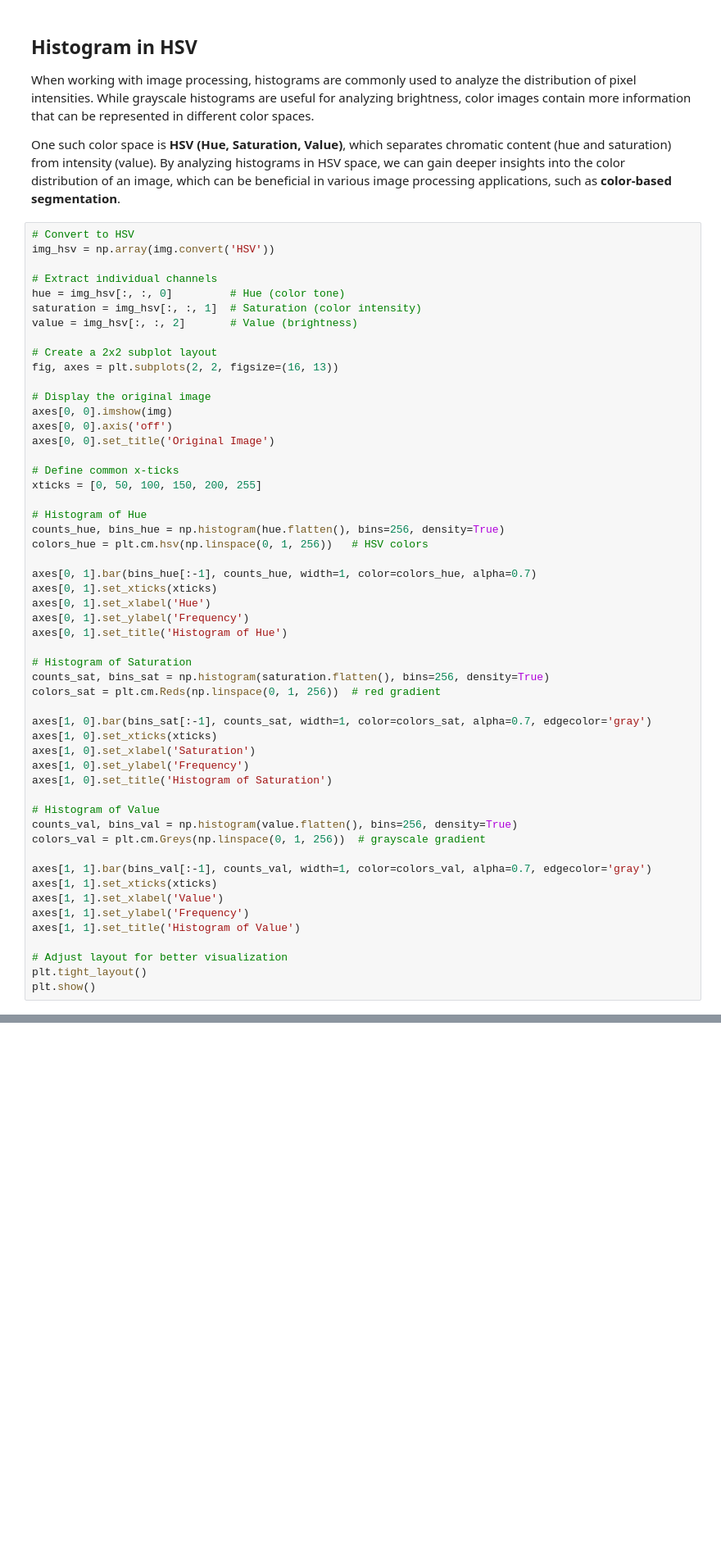
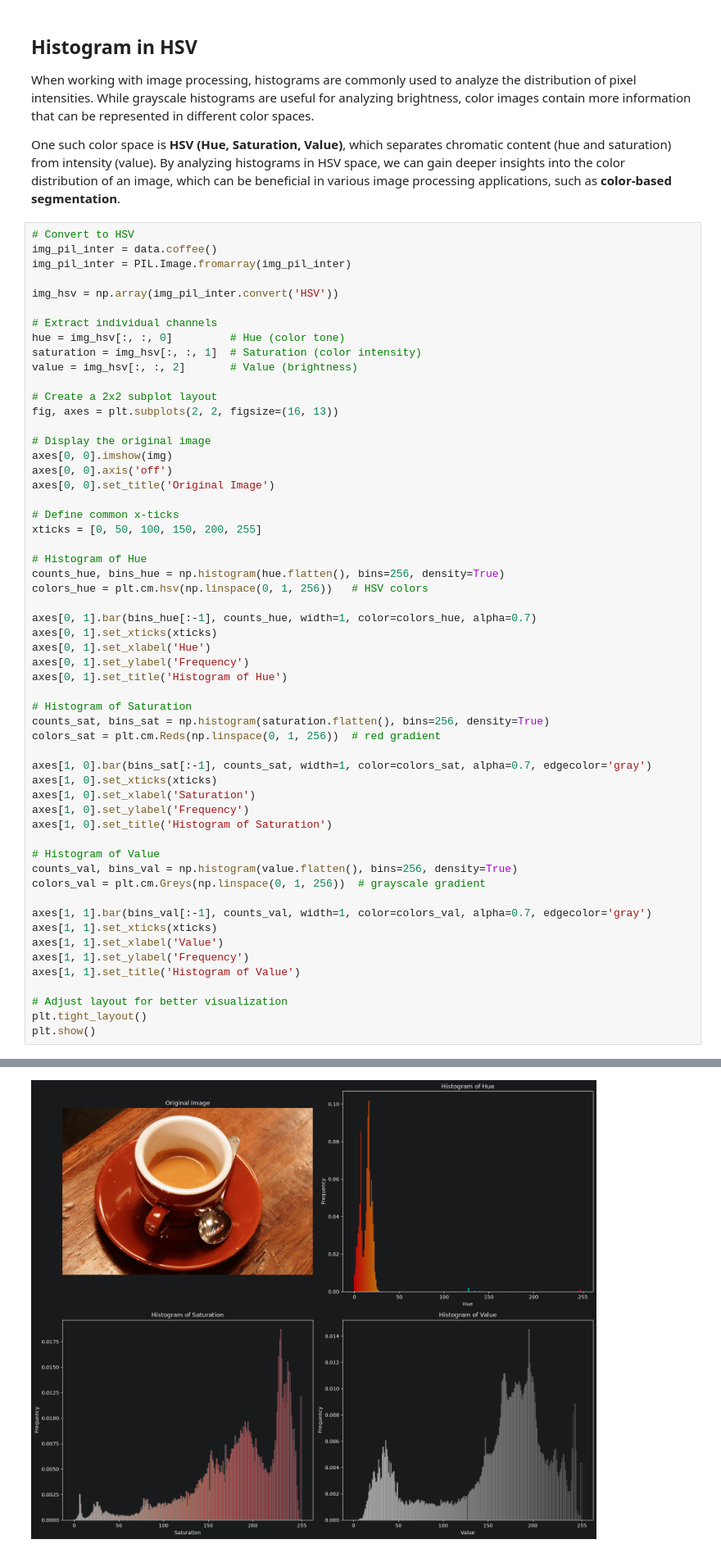
Before and after one commit to Secr3ts/ZDO-E, a Jupyter notebook: EX02 - Transformations/02.ipynb, the cells around one changed output, grey strips where cells are left out. Shown at 82% size. Cells and saved outputs as stored; diff of their text form; blank space fills up the shorter version.

```diff
--- a/EX02 - Transformations/02.ipynb
+++ b/EX02 - Transformations/02.ipynb
@@ -91,7 +91,10 @@ When working with image processing, histograms are commonly used to analyze the
 One such color space is **HSV (Hue, Saturation, Value)**, which separates chromatic content (hue and saturation) from intensity (value). By analyzing histograms in HSV space, we can gain deeper insights into the color distribution of an image, which can be beneficial in various image processing applications, such as **color-based segmentation**.
 # %%
 # Convert to HSV
-img_hsv = np.array(img.convert('HSV'))
+img_pil_inter = data.coffee()
+img_pil_inter = PIL.Image.fromarray(img_pil_inter)
+
+img_hsv = np.array(img_pil_inter.convert('HSV'))
 
 # Extract individual channels
 hue = img_hsv[:, :, 0]         # Hue (color tone)
@@ -147,3 +149,4 @@ AttributeError: 'numpy.ndarray' object has no attribute 'convert'
+[figure, added]
 # %% [markdown]
 # Brightness transformations
 
```
Also changed, not shown: parts of 7 cells of this notebook, 2 other files.
